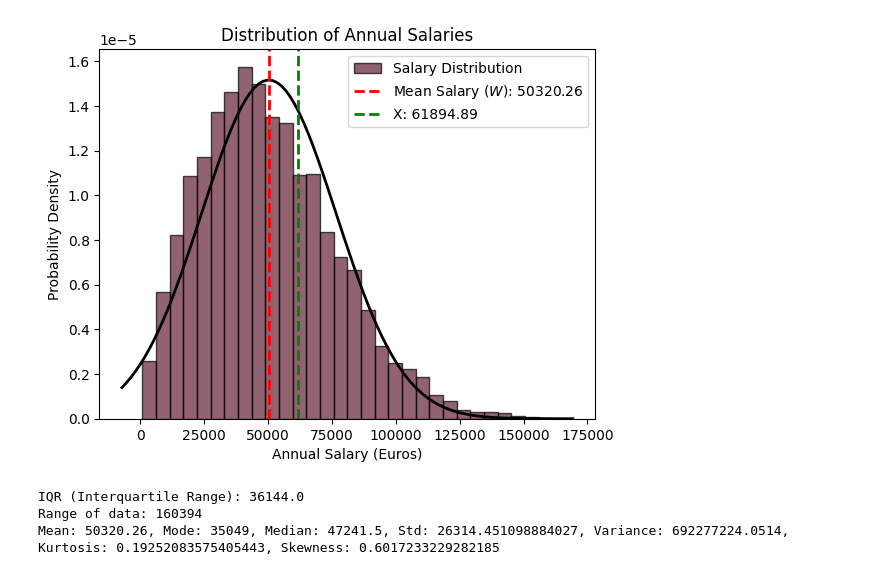
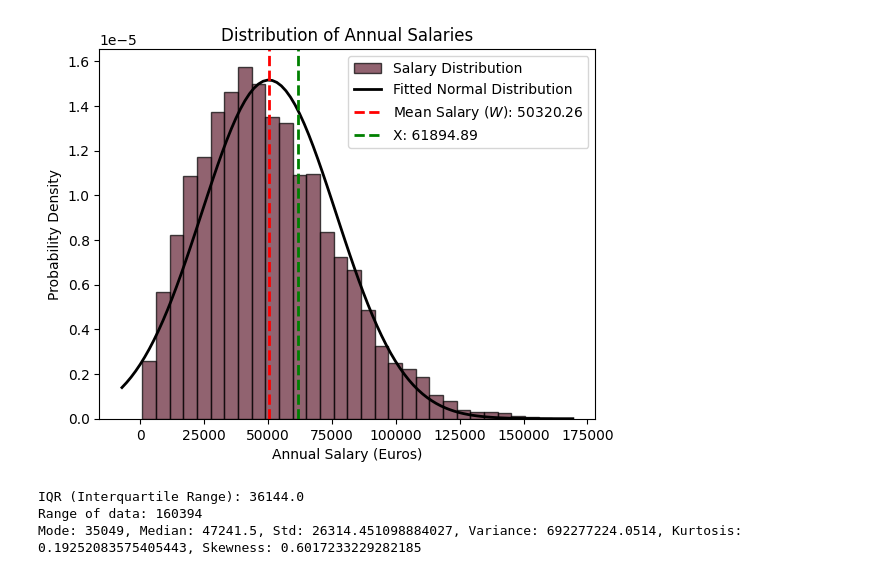
Before and after one commit to ASHIKAMOHAN/FDS, a Jupyter notebook: ASHIKA.ipynb, the cells around one changed output. Cells and saved outputs as stored; diff of their text form; code cells hidden in the pictures.

```diff
--- a/ASHIKA.ipynb
+++ b/ASHIKA.ipynb
@@ -9,14 +9,13 @@ data = pd.read_csv('data1-1 (1).csv', header=None, names=['Salary'])
 
 def getStatisticalDescription(data):
     salary_data = data['Salary']
-    mean = np.mean(salary_data)
     median = np.median(salary_data)
     mode = salary_data.mode().iloc[0]
     std = salary_data.std()
     variance = np.var(salary_data)
     kurtosis = salary_data.kurtosis()
     skewness = salary_data.skew()
-    return mean, mode, median, std, variance, kurtosis, skewness
+    return mode, median, std, variance, kurtosis, skewness
 
 
 # Plot the histogram
@@ -29,41 +28,43 @@ x = np.linspace(xmin, xmax, 100)
 p = norm.pdf(x, mu, std)
 
 # Plot the PDF
-plt.plot(x, p, 'k', linewidth=2)
+plt.plot(x, p, 'k', linewidth=2,label='Fitted Normal Distribution')
 
 # Calculate and print the mean annual salary (W)
-mean_salary = np.mean(data['Salary'])
-plt.axvline(mean_salary, color='red', linestyle='dashed', linewidth=2, label=f'Mean Salary ($W$): {mean_salary:.2f}')
+# mean_salary = np.mean(data['Salary'])
+
 
 # Calculate and print the value X
-mean_annual_salary = mu
+mean_salary = mu
 percentile_33 = 0.33
+plt.axvline(mean_salary, color='red', linestyle='dashed', linewidth=2, label=f'Mean Salary ($W$): {mean_salary:.2f}')
 X = norm.ppf(1 - percentile_33, loc=mu, scale=std)
 plt.axvline(X, color='green', linestyle='dashed', linewidth=2, label=f'X: {X:.2f}')
 
 # Add labels, title, and legend
 plt.xlabel('Annual Salary (Euros)')
 plt.ylabel('Probability Density')
 plt.title('Distribution of Annual Salaries')
 plt.legend()
 
+plt.savefig('salary_distribution_plot.png')
 # Show the plot
 plt.show()
 
 # Calculate measures of variability
 Q1 = np.percentile(data['Salary'], 25)
 Q3 = np.percentile(data['Salary'], 75)
 iqr = Q3 - Q1
 print(f"IQR (Interquartile Range): {iqr}")
 
 data_range = data['Salary'].max() - data['Salary'].min()
 print(f"Range of data: {data_range}")
 
 # Call the function and print the extended statistical description
-mean, mode, median, std, variance, kurtosis, skewness = getStatisticalDescription(data)
-print(f"Mean: {mean}, Mode: {mode}, Median: {median}, Std: {std}, Variance: {variance}, Kurtosis: {kurtosis}, Skewness: {skewness}")
+mode, median, std, variance, kurtosis, skewness = getStatisticalDescription(data)
+print(f"Mode: {mode}, Median: {median}, Std: {std}, Variance: {variance}, Kurtosis: {kurtosis}, Skewness: {skewness}")
 # %% [output]
-[figure, old version]
+[figure, new version]
 IQR (Interquartile Range): 36144.0
 Range of data: 160394
-Mean: 50320.26, Mode: 35049, Median: 47241.5, Std: 26314.451098884027, Variance: 692277224.0514, Kurtosis: 0.19252083575405443, Skewness: 0.6017233229282185
+Mode: 35049, Median: 47241.5, Std: 26314.451098884027, Variance: 692277224.0514, Kurtosis: 0.19252083575405443, Skewness: 0.6017233229282185
```
Also changed, not shown: 1 other file.
